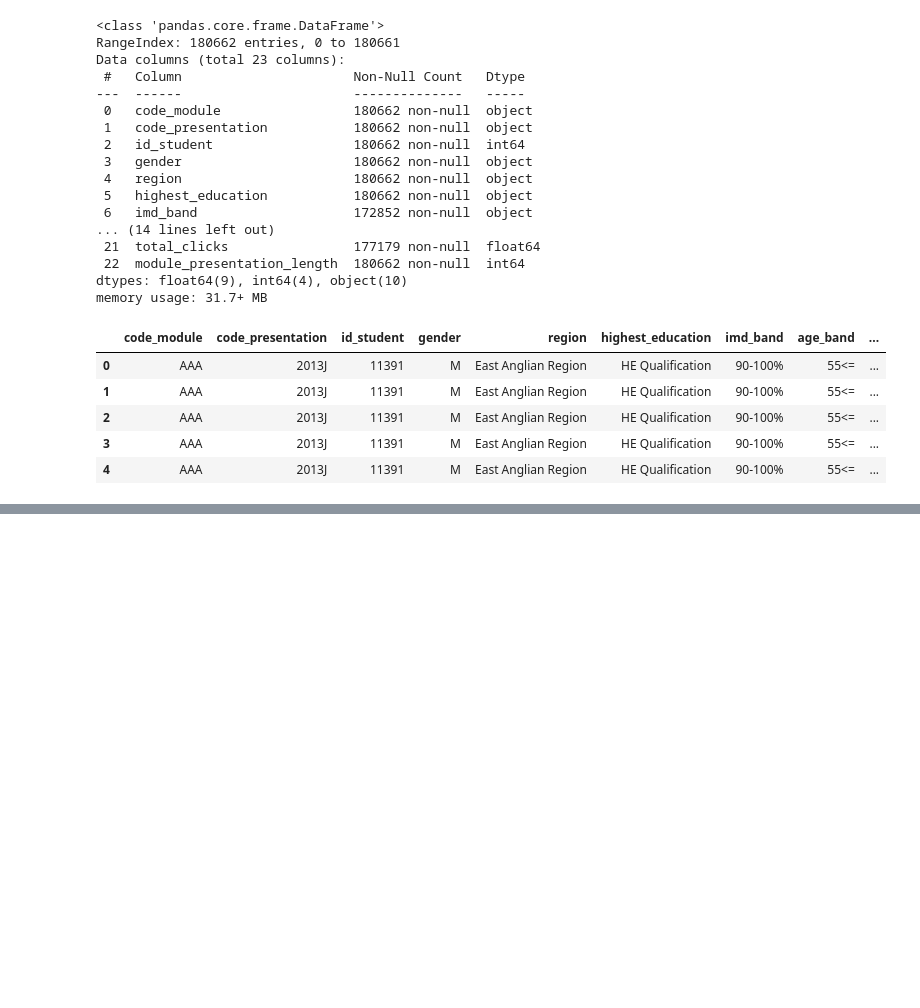
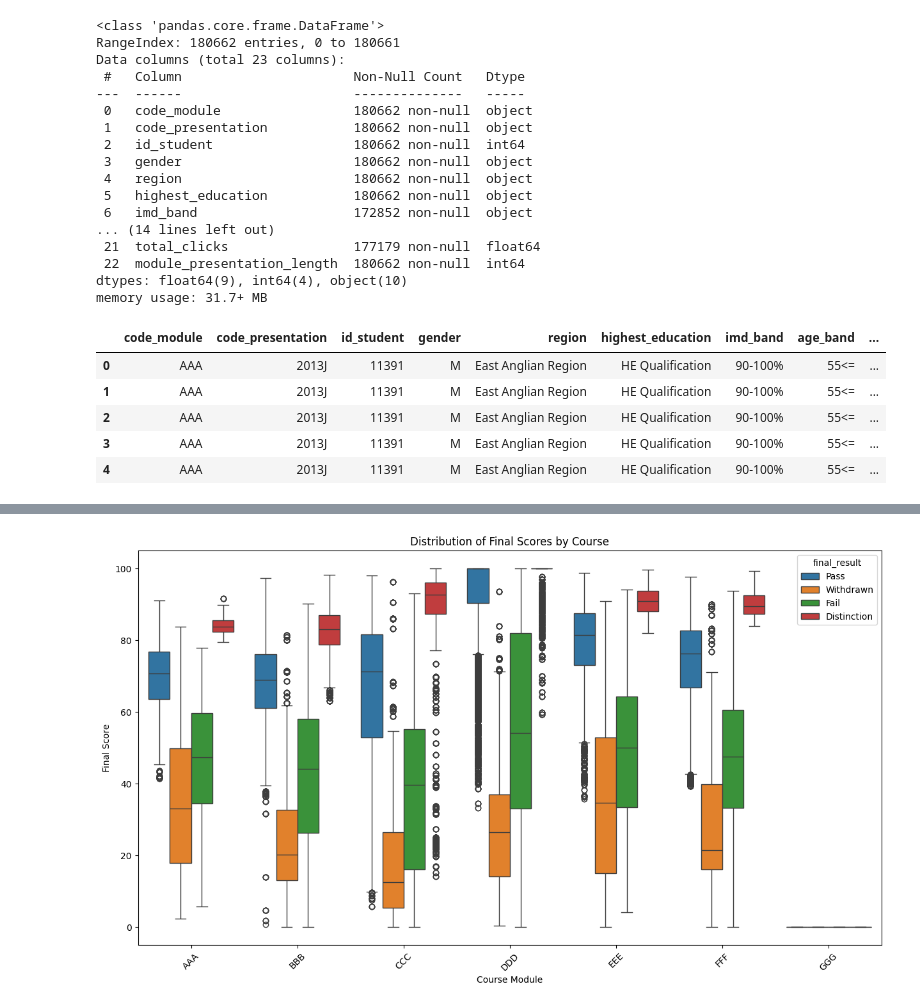
Before and after one commit to noora-ekramy/Open-University-Learning-Analytics-dataset-OULAD-, a Jupyter notebook: Oulad.ipynb, the cells around one changed output, grey strips where cells are left out. Saved outputs shown, nothing was run; the diff lists cells and outputs as text; code cells hidden in the pictures; blank space fills up the shorter version.

```diff
--- a/Oulad.ipynb
+++ b/Oulad.ipynb
@@ -399,0 +581,12 @@ final_df.groupby(['id_student', 'code_module', 'code_presentation']).agg({
+# %%
+final_df_cat = final_df[['code_module', 'code_presentation', 'id_student', 'gender', 'region',
+       'highest_education', 'age_band', 'num_of_prev_attempts',
+       'studied_credits', 'disability', 'final_result', 'id_assessment',
+       'date_submitted', 'is_banked', 'score', 'assessment_type', 'date',
+       'weight', 'total_clicks', 'module_presentation_length','final_score']]
+
+final_df_int = final_df[['code_module_encoded', 'code_presentation_encoded', 'id_student', 'gender_encoded',
+        'region_encoded','highest_education_encoded', 'age_band_encoded', 'num_of_prev_attempts',
+       'studied_credits', 'disability_encoded', 'final_result_encoded', 'id_assessment',
+       'date_submitted', 'is_banked', 'score', 'assessment_type_encoded', 'date',
+       'weight', 'total_clicks', 'module_presentation_length','final_score']]
@@ -399,0 +721,11 @@ final_df.groupby(['id_student', 'code_module', 'code_presentation']).agg({
+# %%
+# Plot final score distributions per course
+plt.figure(figsize=(15, 8))
+sns.boxplot(data=final_df_cat, x='code_module', y='final_score', hue='final_result')
+plt.title('Distribution of Final Scores by Course')
+plt.xlabel('Course Module')
+plt.ylabel('Final Score')
+plt.xticks(rotation=45)
+plt.show()
+# %% [output]
+[figure, added]
```
Also changed, not shown: parts of 38 cells of this notebook.
